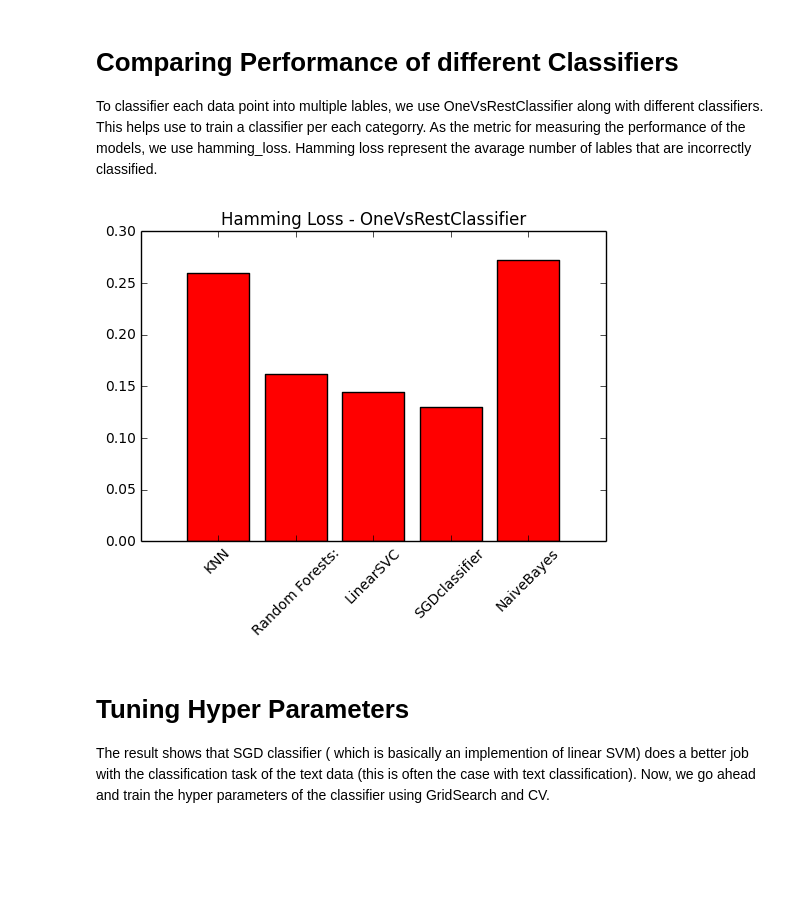
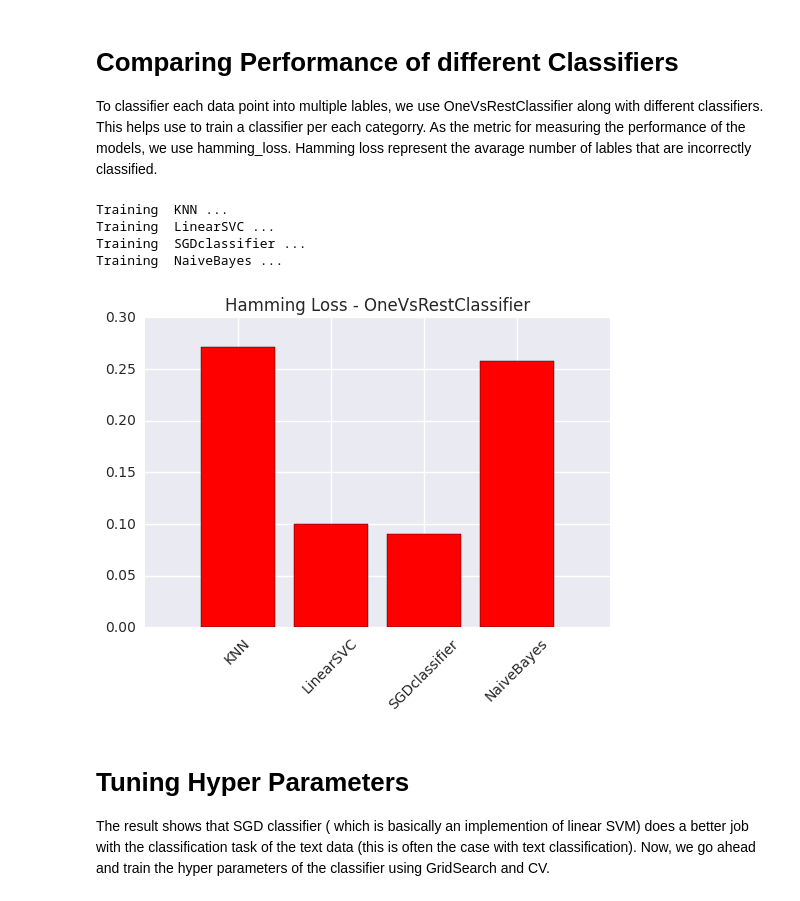
Before and after one commit to mmosleh/Aspect-Based_OpinionMining, a Jupyter notebook: Aspect-Based_OpinionMining.ipynb, the cells around one changed output. Cells and saved outputs as stored; diff of their text form; code cells hidden in the pictures; blank space fills up the shorter version.

```diff
--- a/Aspect-Based_OpinionMining.ipynb
+++ b/Aspect-Based_OpinionMining.ipynb
@@ -185,24 +189,31 @@ To classifier each data point into multiple lables, we use OneVsRestClassifier a
 # %%
 X_train, X_test, Y_train, Y_test  = train_test_split(X, Y, test_size=0.2, random_state=20)
 classifiers={ 'LinearSVC': LinearSVC(random_state=0), 'SGDclassifier':SGDClassifier(alpha=0.000001,penalty="l2"),
-           'NaiveBayes':MultinomialNB(),'KNN':KNeighborsClassifier(),
-             'Random Forests: ':RandomForestClassifier(n_estimators=200, max_features='auto', n_jobs=core_count) }
+           'NaiveBayes':MultinomialNB(),'KNN':KNeighborsClassifier() }
 performance ={}
 for name, classifier in classifiers.iteritems():
 
+    print 'Training ',name,'...'
     clf = OneVsRestClassifier(classifier)
     clf.fit(X_train,Y_train)
     Y_pred = clf.predict(X_test)
     performance[name]=hamming_loss(Y_test, Y_pred)
+print 'training completed'
+# %% [output]
+Training  KNN ...
+Training  LinearSVC ...
+Training  SGDclassifier ...
+Training  NaiveBayes ...
 # %%
 fig=plt.figure()
+sns.set_style("darkgrid")
 plt.title("Hamming Loss - OneVsRestClassifier")
 plt.bar( range(len(performance)),list(performance.itervalues()),   color="r",  align="center")
 plt.xticks(range(len(performance)), list(performance.iterkeys()),rotation=45)
 plt.xlim([-1,len(performance)] )
 plt.show()
 # %% [output]
-[figure, old version]
+[figure, new version]
 # %% [markdown]
 # Tuning Hyper Parameters
 The result shows that SGD classifier ( which is basically an implemention of linear SVM) does a better job with the classification task of the text data (this is often the case with text classification).
```
Also changed, not shown: parts of 7 cells of this notebook.
